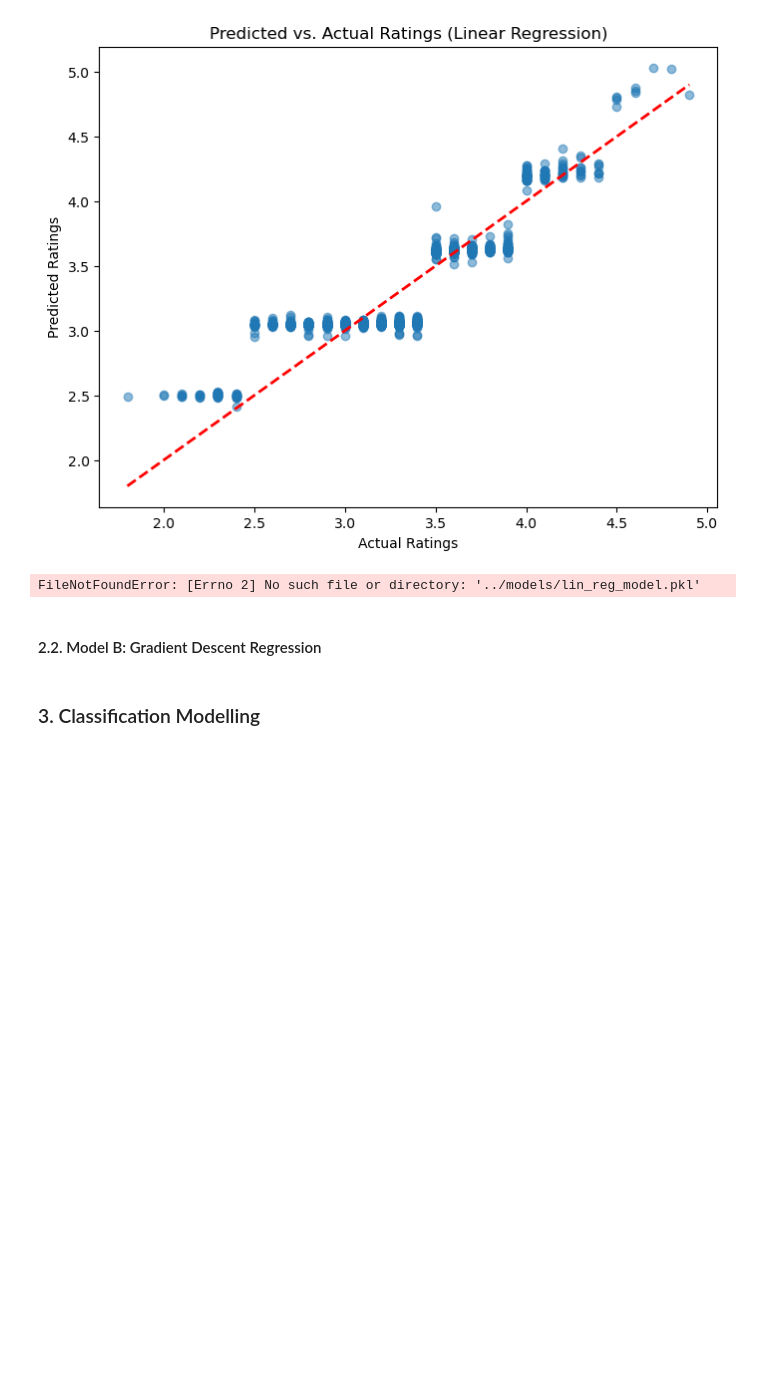
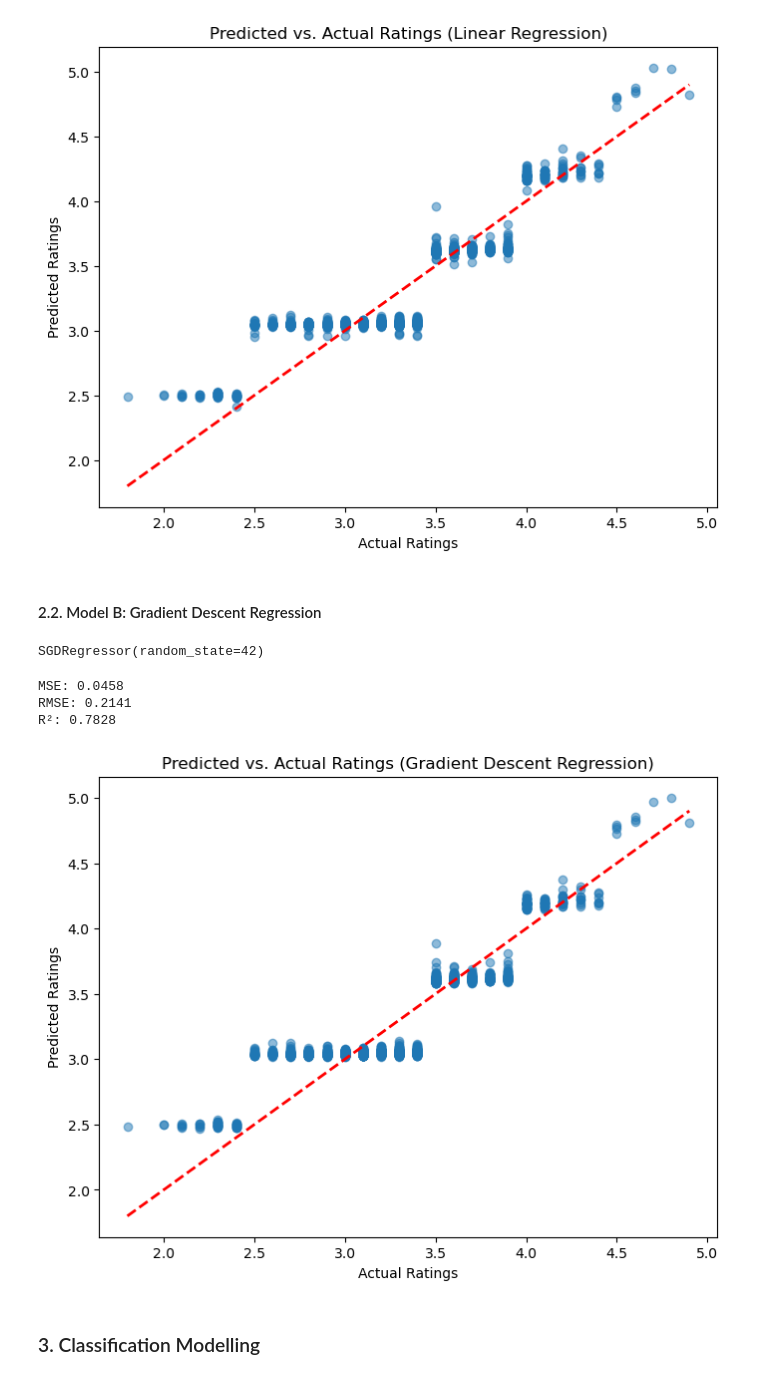
Before and after one commit to nigelcheong/predictive-modelling-and-deployment-assignment, a Jupyter notebook: notebooks/Assignment1_PartB.ipynb, the cells around one changed output. Saved outputs shown, nothing was run; the diff lists cells and outputs as text; code cells hidden in the pictures; blank space fills up the shorter version.

```diff
--- a/notebooks/Assignment1_PartB.ipynb
+++ b/notebooks/Assignment1_PartB.ipynb
@@ -300,3 +300,7 @@ Try using .loc[row_indexer,col_indexer] = value instead
 
 See the caveats in the documentation: https://pandas.pydata.org/pandas-docs/stable/user_guide/indexing.html#returning-a-view-versus-a-copy
   df_clean.loc[:, 'rating_binary'] = df_clean['rating_text'].apply(
+# %%
+df_clean["rating_text_encoded"] = df_clean["rating_text_encoded"].astype("float64")
+df_clean["cuisine_diversity"] = df_clean["cuisine_diversity"].astype("float64")
+df_clean["rating_binary"] = df_clean["rating_binary"].astype("float64")
@@ -369,13 +390,13 @@ plt.show()
 # %%
 with open("../models/lin_reg_model.pkl", "wb") as f:
     pickle.dump(lin_reg, f)
-# %% [output]
-FileNotFoundError: [Errno 2] No such file or directory: '../models/lin_reg_model.pkl'
 # %% [markdown]
 #### 2.2. Model B: Gradient Descent Regression
 # %%
 sgd_reg = SGDRegressor(max_iter=1000, eta0=0.01, random_state=42)
 sgd_reg.fit(X_train_reg_scaled, y_train_reg)
+# %% [output]
+SGDRegressor(random_state=42)
 # %%
 y_pred_sgd = sgd_reg.predict(X_test_reg_scaled)
 # %%
@@ -386,6 +407,24 @@ r2_sgd = r2_score(y_test_reg, y_pred_sgd)
 print(f"MSE: {mse_sgd:.4f}")
 print(f"RMSE: {rmse_sgd:.4f}")
 print(f"R²: {r2_sgd:.4f}")
+# %% [output]
+MSE: 0.0458
+RMSE: 0.2141
+R²: 0.7828
+# %%
+plt.figure(figsize=(8,6))
+plt.scatter(y_test_reg, y_pred_sgd, alpha=0.5)
+plt.plot([y_test_reg.min(), y_test_reg.max()],
+         [y_test_reg.min(), y_test_reg.max()],
+         'r--', lw=2)  # 45-degree line
+
+plt.xlabel("Actual Ratings")
+plt.ylabel("Predicted Ratings")
+plt.title("Predicted vs. Actual Ratings (Gradient Descent Regression)")
+plt.savefig("../visualisations/predicted_vs_actual_sgd.png", dpi=300, bbox_inches="tight")
+plt.show()
+# %% [output]
+[figure, added]
 # %%
 with open("../models/sgd_reg_model.pkl", "wb") as f:
     pickle.dump(sgd_reg, f)
```
Also changed, not shown: parts of 23 cells of this notebook, 1 other file.
